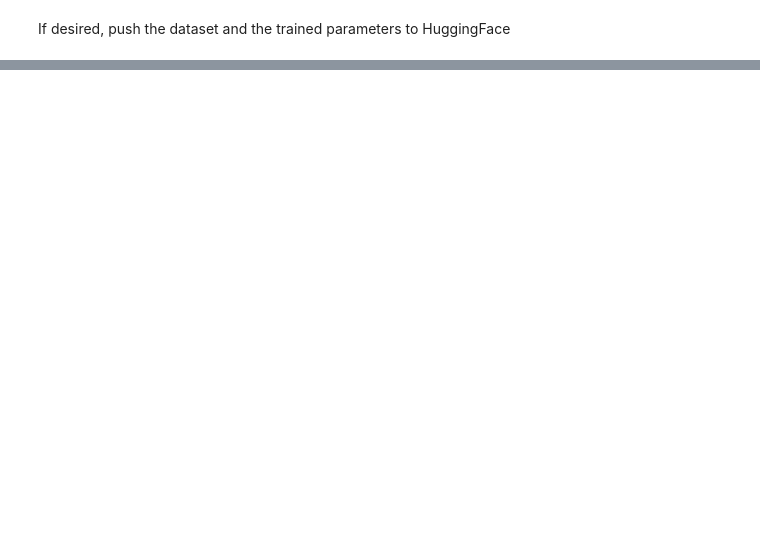
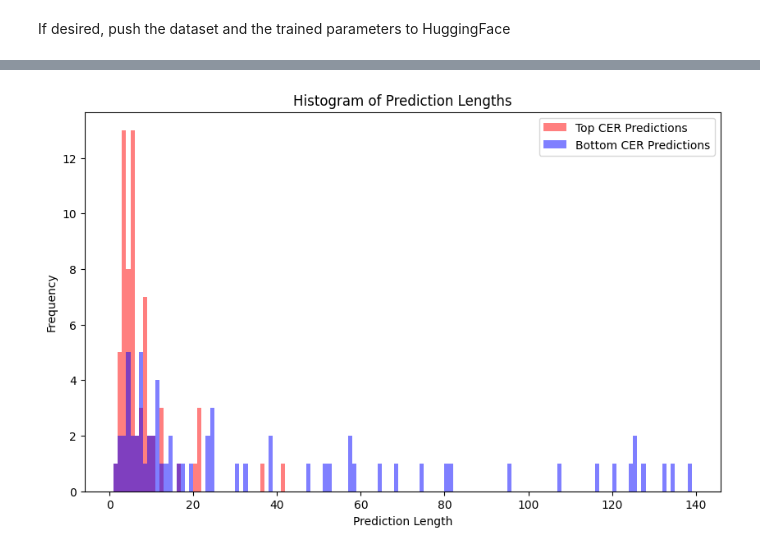
Before and after one commit to alex-zdz/ocr, a Jupyter notebook: scripts/train_test.ipynb, the cells around one changed output, grey strips where cells are left out. Saved outputs shown, nothing was run; the diff lists cells and outputs as text; code cells hidden in the pictures; blank space fills up the shorter version.

```diff
--- a/scripts/train_test.ipynb
+++ b/scripts/train_test.ipynb
@@ -95,0 +433,31 @@ If desired, push the dataset and the trained parameters to HuggingFace
+# %%
+def plot_prediction_lengths_histogram(df, num_predictions=10):
+    # Sort by CER
+    sorted_df = df.sort_values(by='CER', ascending=True)
+
+    # Get top and bottom entries
+    top_entries = sorted_df.head(num_predictions)
+    bottom_entries = sorted_df.tail(num_predictions)
+
+    # Analyze prediction lengths
+    top_lengths = top_entries['prediction'].apply(len)
+    bottom_lengths = bottom_entries['prediction'].apply(len)
+
+    # Determine the range for the bins
+    min_length = min(top_lengths.min(), bottom_lengths.min())
+    max_length = max(top_lengths.max(), bottom_lengths.max())
+    bins = range(min_length, max_length + 1)
+
+    # Plot histogram
+    plt.figure(figsize=(10, 6))
+    plt.hist(top_lengths, bins=bins, alpha=0.5, label='Top CER Predictions', color='red')
+    plt.hist(bottom_lengths, bins=bins, alpha=0.5, label='Bottom CER Predictions', color='blue')
+    plt.xlabel('Prediction Length')
+    plt.ylabel('Frequency')
+    plt.title('Histogram of Prediction Lengths')
+    plt.legend(loc='upper right')
+    plt.show()
+# %%
+plot_prediction_lengths_histogram(res, num_predictions=round(res.shape[0]/2))
+# %% [output]
+[figure, added]
```
Also changed, not shown: parts of 28 cells of this notebook, 6 other files.
